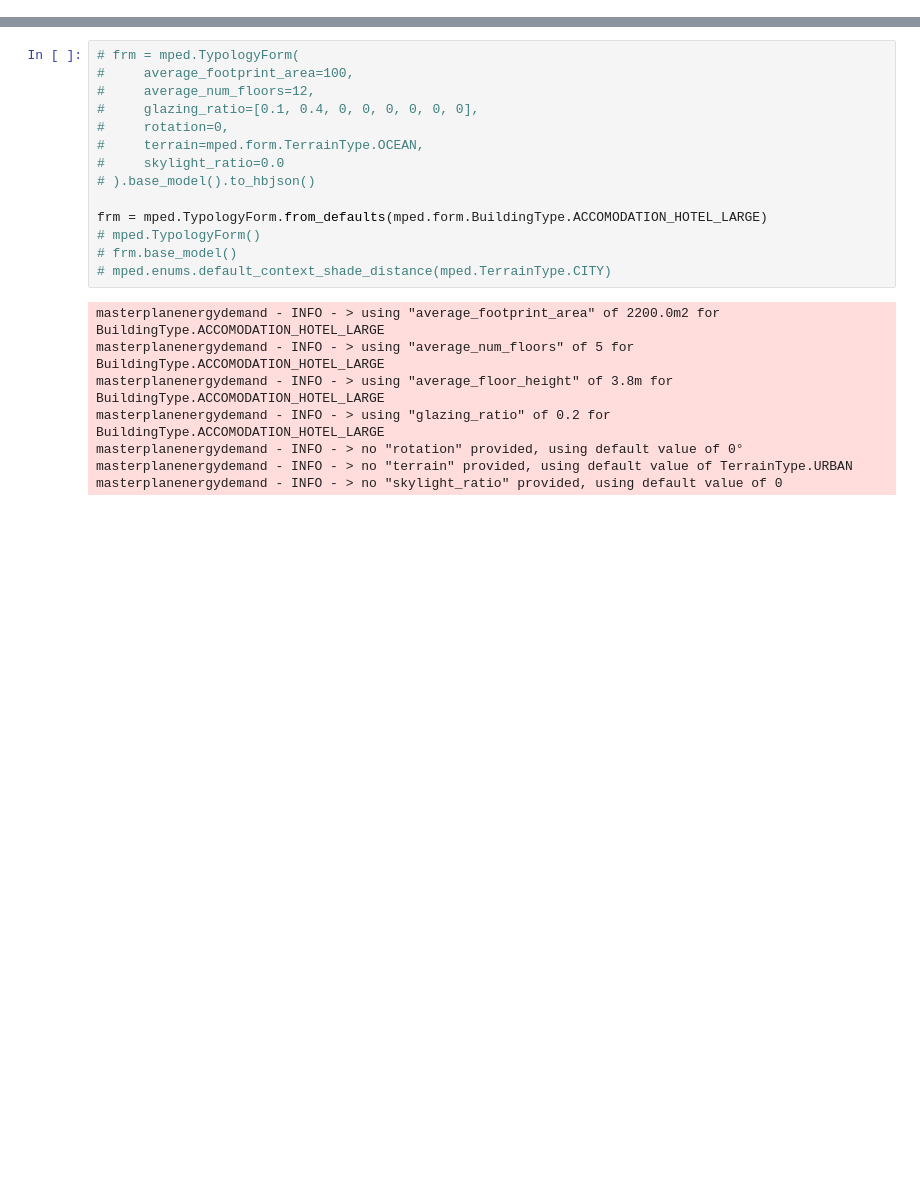
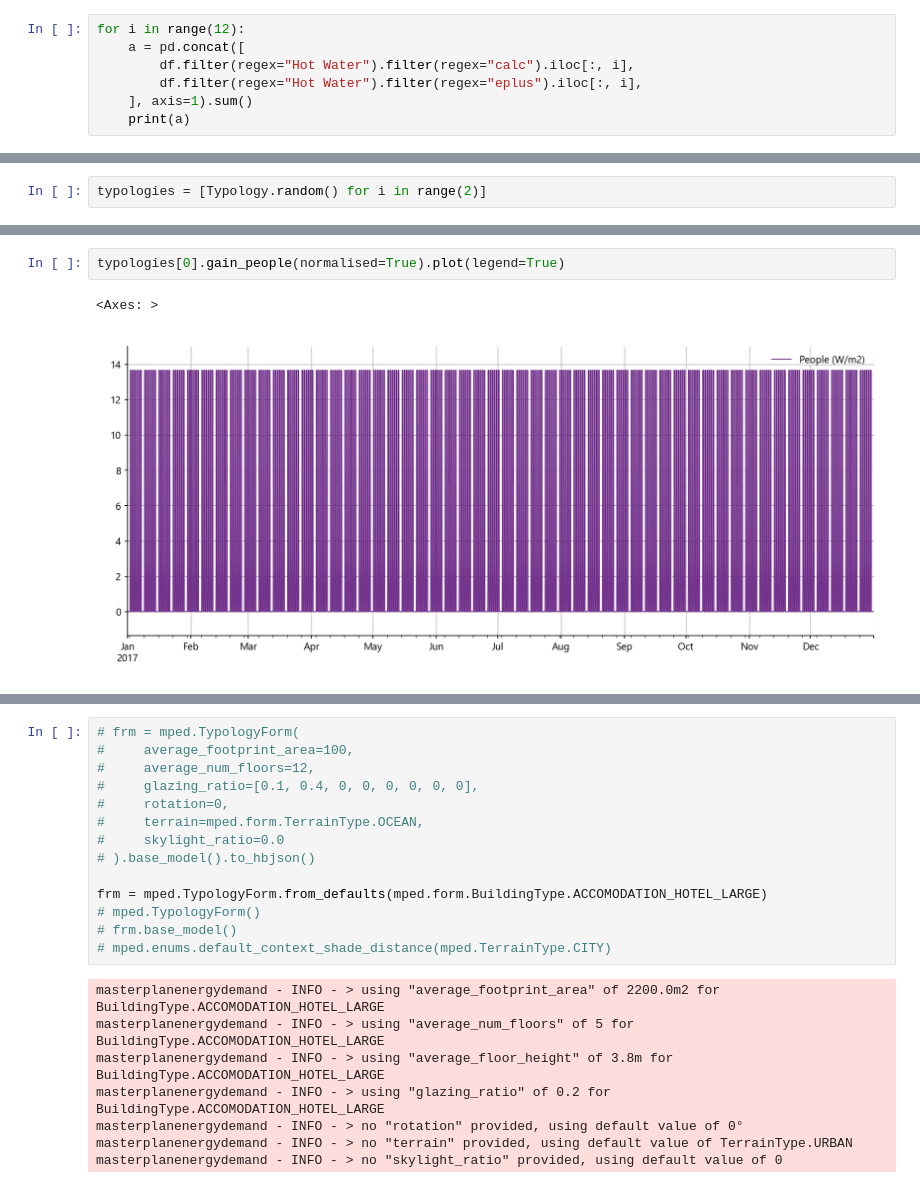
Before and after one commit to BHoM/LadyBugTools_Prototypes, a Jupyter notebook: LadyBugTools_Prototype_Engine/Python/MasterplanEnergyDemand/MasterplanEnergyDemand_Dev.ipynb, the cells around one changed output, grey strips where cells are left out. Cells and saved outputs as stored; diff of their text form; blank space fills up the shorter version.

```diff
--- a/LadyBugTools_Prototype_Engine/Python/MasterplanEnergyDemand/MasterplanEnergyDemand_Dev.ipynb
+++ b/LadyBugTools_Prototype_Engine/Python/MasterplanEnergyDemand/MasterplanEnergyDemand_Dev.ipynb
@@ -25,0 +130,7 @@ honeybee_energy - INFO - Successfully imported Honeybee-energy plugin: honeybee_
+# %%
+for i in range(12):
+    a = pd.concat([
+        df.filter(regex="Hot Water").filter(regex="calc").iloc[:, i],
+        df.filter(regex="Hot Water").filter(regex="eplus").iloc[:, i],
+    ], axis=1).sum()
+    print(a)
@@ -25,0 +300,2 @@ honeybee_energy - INFO - Successfully imported Honeybee-energy plugin: honeybee_
+# %%
+typologies = [Typology.random() for i in range(2)]
@@ -25,0 +440,5 @@ honeybee_energy - INFO - Successfully imported Honeybee-energy plugin: honeybee_
+# %%
+typologies[0].gain_people(normalised=True).plot(legend=True)
+# %% [output]
+<Axes: >
+[figure, added]
```
Also changed, not shown: parts of 40 cells of this notebook, 22 other files.
